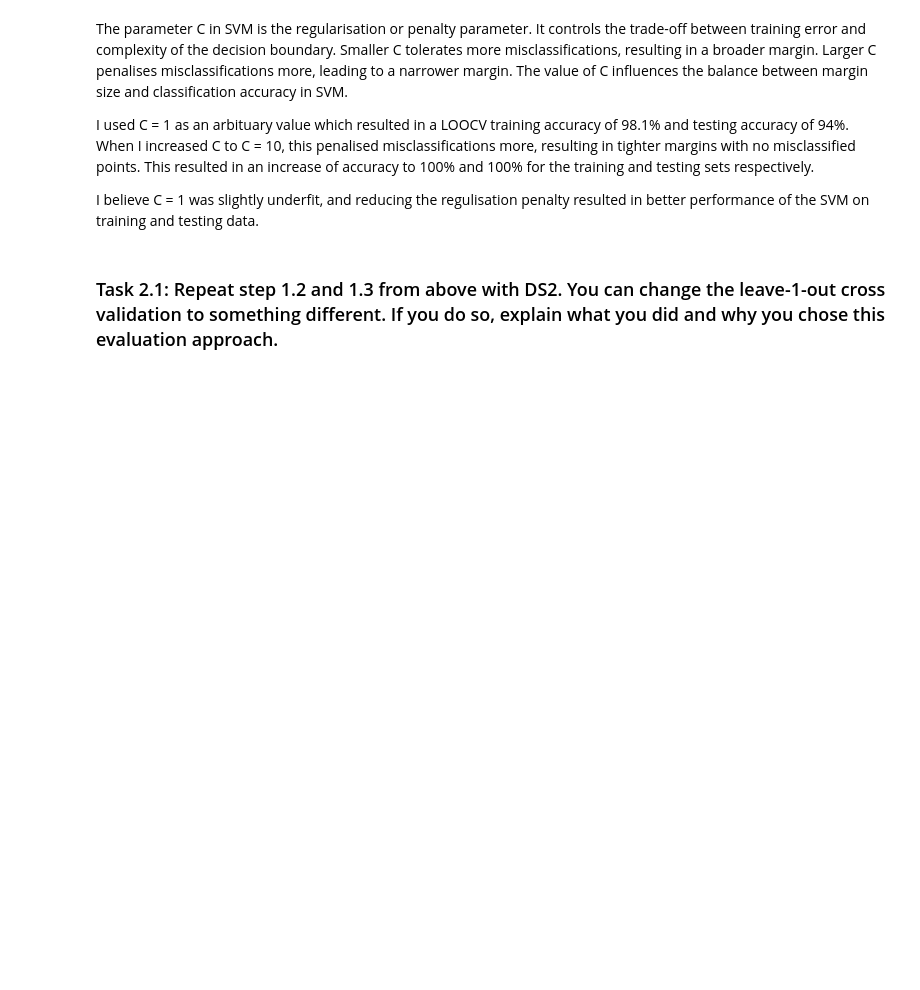
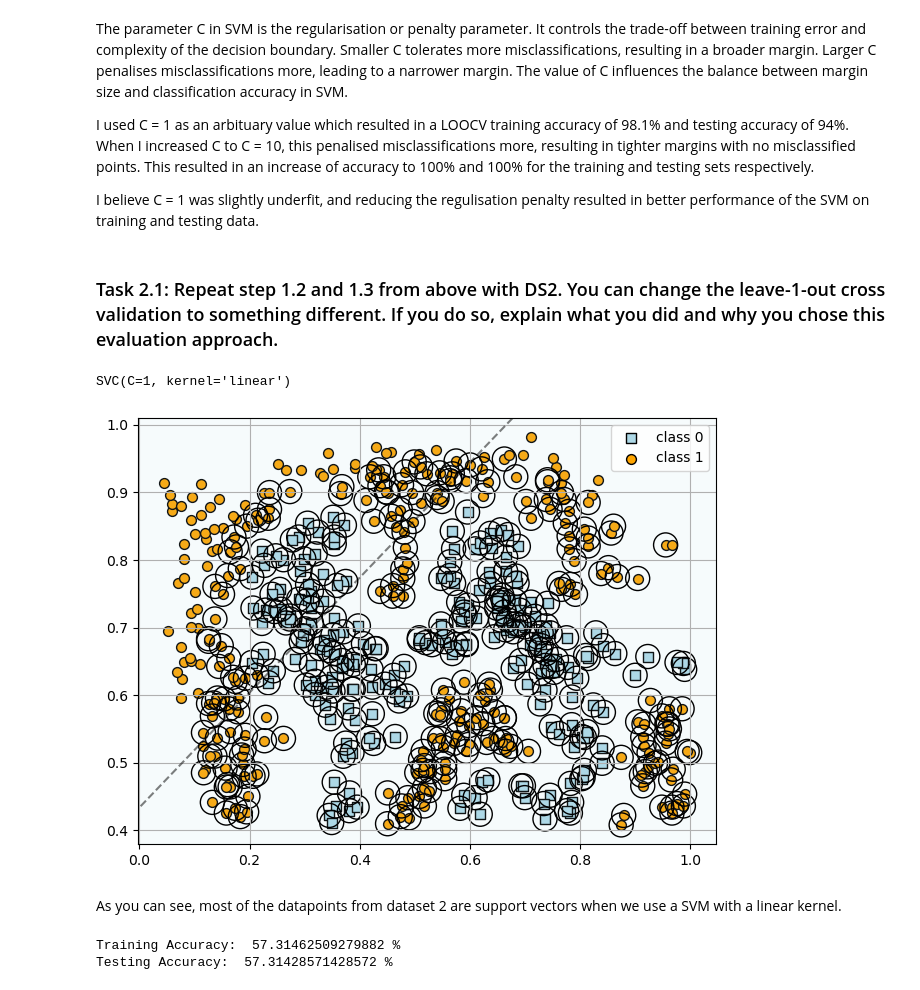
Before and after one commit to Tarin-Eccleston/svm-learning, a Jupyter notebook: modelling/modelling.ipynb, the cells around one changed output. Saved outputs shown, nothing was run; the diff lists cells and outputs as text; code cells hidden in the pictures; blank space fills up the shorter version.

Commit message:
complete task 2 on dataset 2

```diff
--- a/modelling/modelling.ipynb
+++ b/modelling/modelling.ipynb
@@ -181,3 +181,50 @@ I used C = 1 as an arbituary value which resulted in a LOOCV training accuracy o
 I believe C = 1 was slightly underfit, and reducing the regulisation penalty resulted in better performance of the SVM on training and testing data.
 # %% [markdown]
 ### Task 2.1: Repeat step 1.2 and 1.3 from above with DS2. You can change the leave-1-out cross validation to something different. If you do so, explain what you did and why you chose this evaluation approach.
+# %%
+d2_df = pd.read_csv('../data/D2.csv')
+
+display(d2_df)
+# %%
+# seperate X and y
+X = d2_df.iloc[:,[0,1]].to_numpy()
+y = d2_df.iloc[:,2].to_numpy()
+
+# convert all -1 (negative class label) to 0 for consistency
+y[:][y[:] == -1] = 0
+
+d2_model_linear_kern = SVC(kernel='linear', C = 1)
+d2_model_linear_kern.fit(X, y)
+# %% [output]
+SVC(C=1, kernel='linear')
+# %%
+plt.scatter(X[y == 0, 0],
+            X[y == 0, 1],
+            s=50, c='lightblue',
+            marker='s', edgecolor='black',
+            label='class 0')
+plt.scatter(X[y == 1, 0],
+            X[y == 1, 1],
+            s=50, c='orange',
+            marker='o', edgecolor='black',
+            label='class 1')
+
+plt.legend(scatterpoints=1)
+plt.grid()
+plt.tight_layout()
+
+plot_svc_decision_function(d2_model_linear_kern);
+# %% [output]
+[figure, added]
+# %% [markdown]
+As you can see, most of the datapoints from dataset 2 are support vectors when we use a SVM with a linear kernel.
+# %%
+pipe_svm = make_pipeline(SVC(kernel='linear', C = 1))
+
+loocv_scores = cross_validate(pipe_svm, X, y, cv = 10, return_train_score = True)
+
+print("Training Accuracy: ", (loocv_scores['train_score'].mean())*100, "%")
+print("Testing Accuracy: ", (loocv_scores['test_score'].mean())*100, "%")
+# %% [output]
+Training Accuracy:  57.31462509279882 %
+Testing Accuracy:  57.31428571428572 %
```
Also changed, not shown: parts of 21 cells of this notebook, 3 other files.
